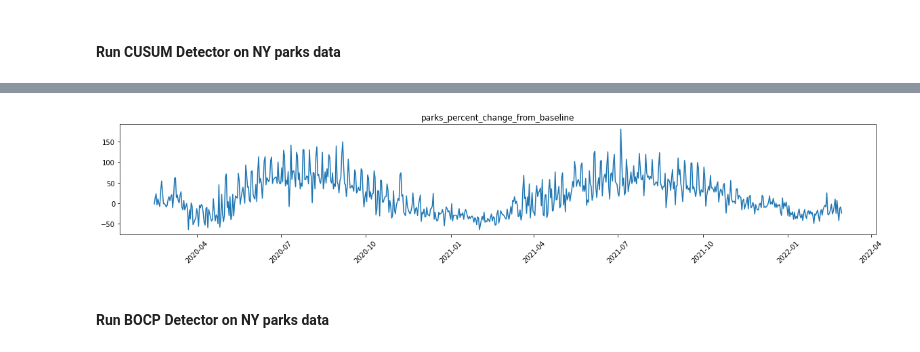
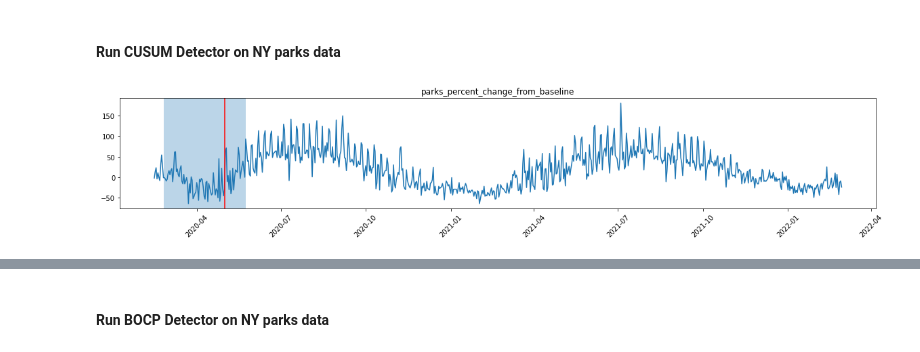
Before and after one commit to sharmeelee/Changepoint-Detection-Capstone, a Jupyter notebook: Final Drafts/FinalDraft2.ipynb, the cells around one changed output, grey strips where cells are left out. Drawn from its saved outputs; the diff is of its cells as text; code cells hidden in the pictures.

```diff
--- a/Final Drafts/FinalDraft2.ipynb
+++ b/Final Drafts/FinalDraft2.ipynb
@@ -556,19 +583,20 @@ plt.show()
 # %%
 # Import packages for cusum
 from kats.detectors.cusum_detection import CUSUMDetector
 from kats.consts import TimeSeriesData,TimeSeriesChangePoint
 
 # Create TimeSeries Object
 NYdf['time']=pd.to_datetime(NYdf['date'])
 tsd = TimeSeriesData(NYdf.loc[:,['time', 'parks_percent_change_from_baseline']])
 detector = CUSUMDetector(tsd)
-change_points = detector.detector()
+change_points = detector.detector(interest_window =[10,100],threshold=0.05)
 plt.title('parks_percent_change_from_baseline')
 plt.rcParams["figure.figsize"] = (20,3)
 plt.xticks(rotation=45)
 fig = detector.plot(change_points)
 
 # List the changepoints
 for i in range(0,len(change_points)):
     print(str(i) + ":", change_points[i])
 # %% [output]
+[figure, new version]
@@ -576,4 +604,3 @@ WARNING:root:No change points detected!
-[figure, old version]
 # %% [markdown]
 #### Run BOCP Detector on NY parks data
 # %%
```
Also changed, not shown: parts of 8 cells of this notebook.
